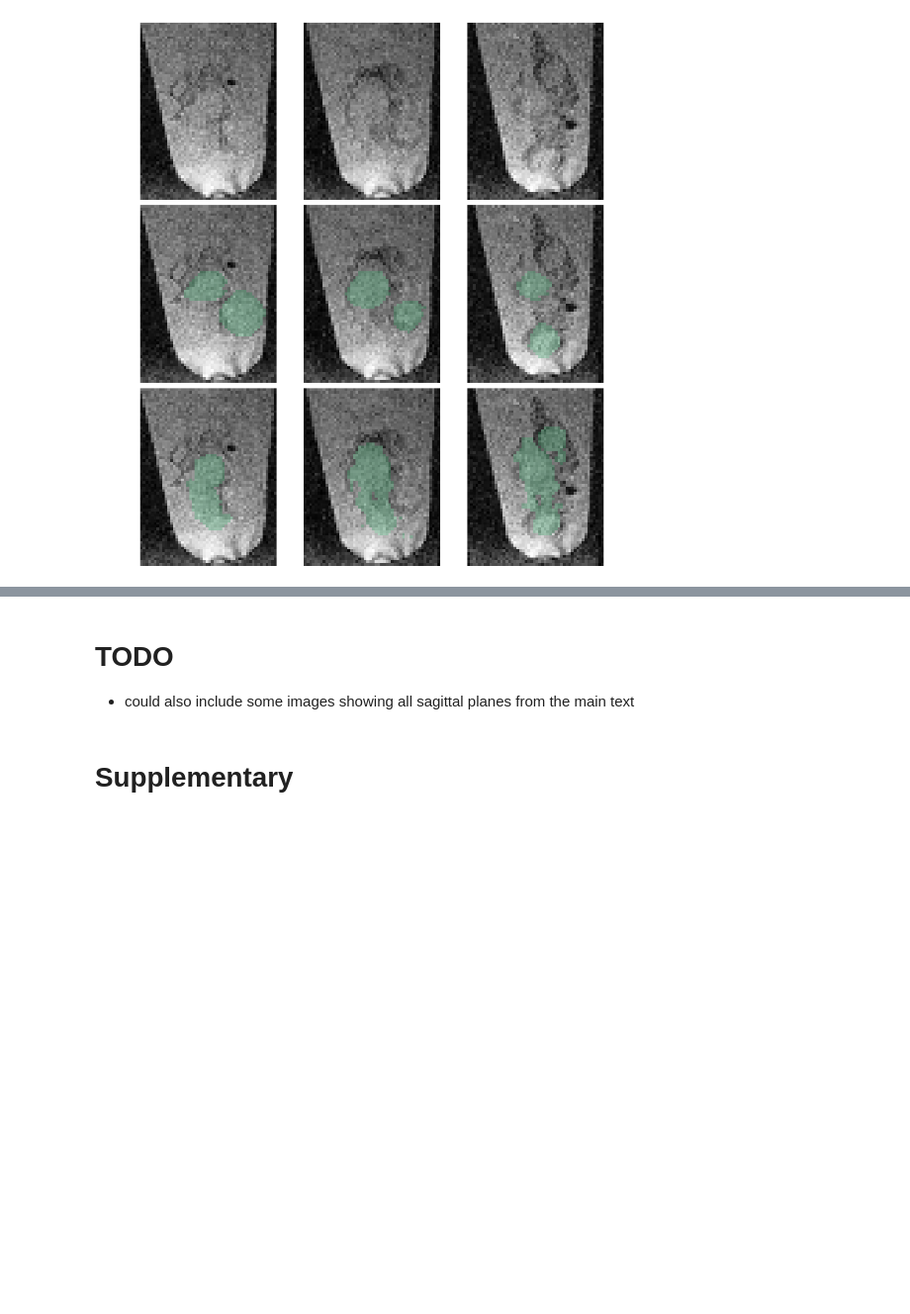
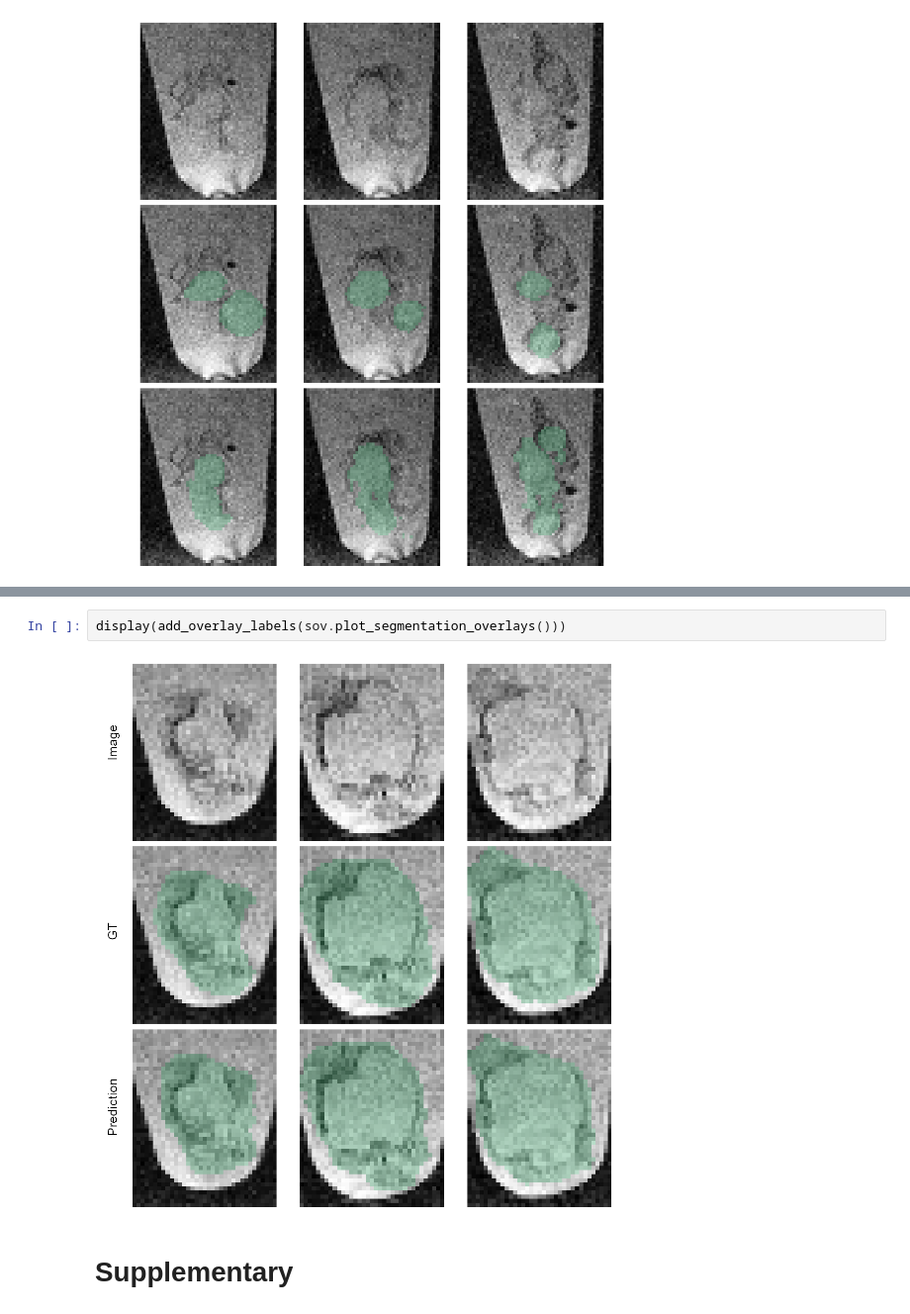
Before and after one commit to deiluca/cerebral_organoid_quant_mri, a Jupyter notebook: scripts/data_analysis.ipynb, the cells around one changed output, grey strips where cells are left out. Shown: that part at 99% size. Drawn from its saved outputs; the diff is of its cells as text; blank space fills up the shorter version.

```diff
--- a/scripts/data_analysis.ipynb
+++ b/scripts/data_analysis.ipynb
@@ -235,6 +231,7 @@ display(sov.plot_segmentation_overlays())
-# %% [markdown]
-# TODO
-- could also include some images showing all sagittal planes from the main text
+# %%
+display(add_overlay_labels(sov.plot_segmentation_overlays()))
+# %% [output]
+[figure, added]
 # %% [markdown]
 # Supplementary
 # %% [markdown]
```
Also changed, not shown: parts of 19 cells of this notebook, 4 other files.
